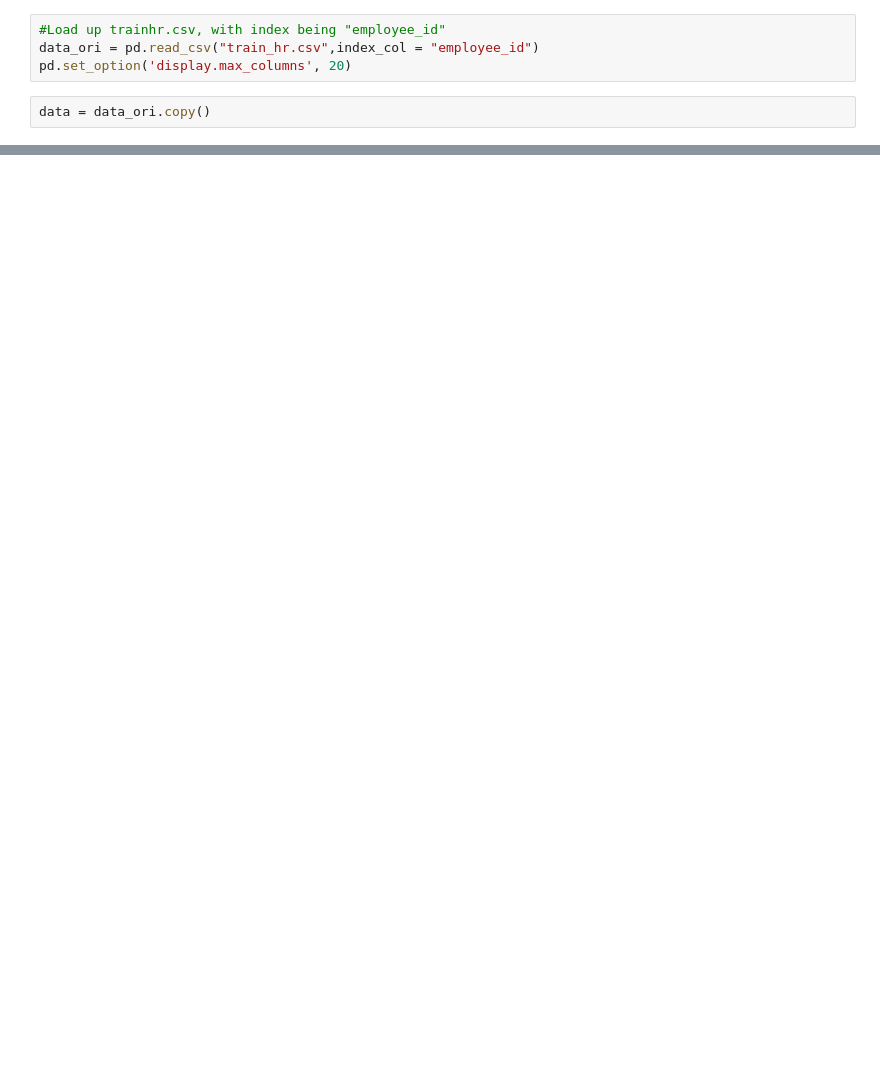
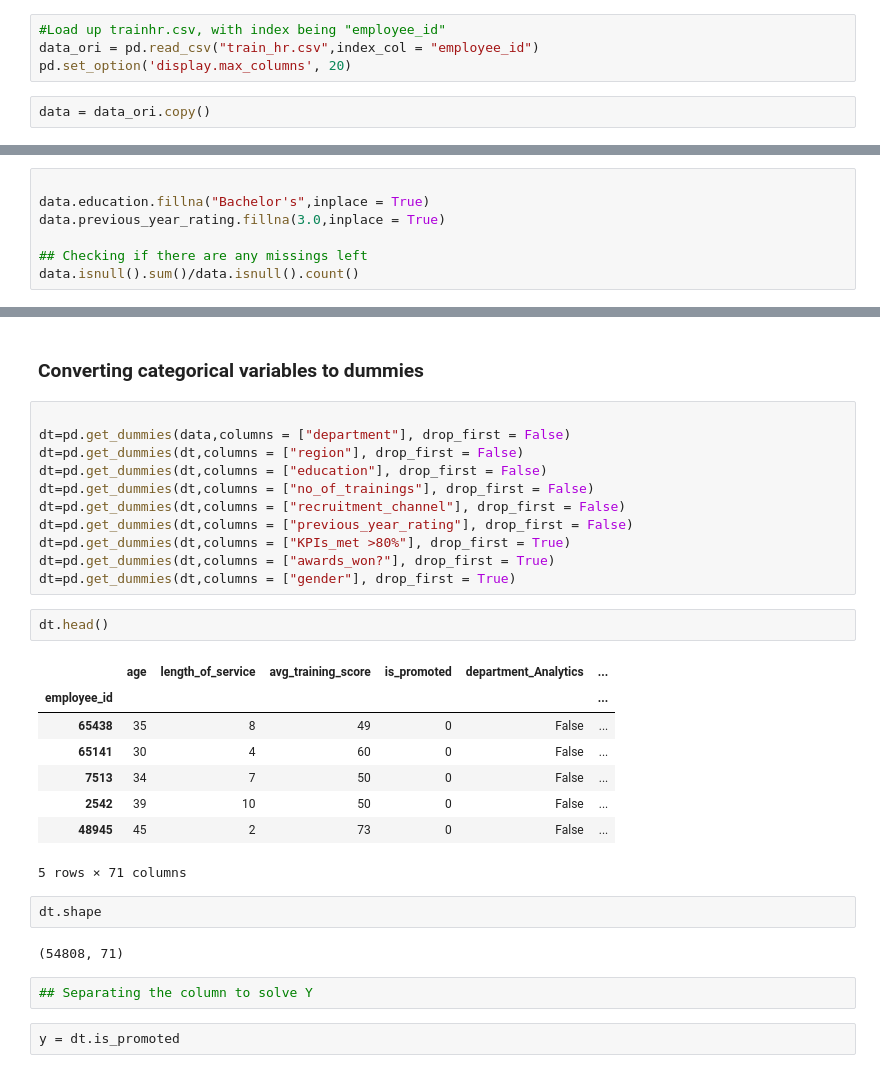
Before and after one commit to BLorenzoF/HR-Classification-XGboost, a Jupyter notebook: 1st Iteration.ipynb, the cells around one changed output, grey strips where cells are left out. Drawn from its saved outputs; the diff is of its cells as text; blank space fills up the shorter version.

Commit message:
Analysis and first iteration done

```diff
--- a/1st Iteration.ipynb
+++ b/1st Iteration.ipynb
@@ -26,0 +20,7 @@ data.head()
+# %%
+
+data.education.fillna("Bachelor's",inplace = True)
+data.previous_year_rating.fillna(3.0,inplace = True)
+
+## Checking if there are any missings left
+data.isnull().sum()/data.isnull().count()
@@ -26,0 +42,32 @@ data.head()
+# %% [markdown]
+### Converting categorical variables to dummies
+# %%
+
+dt=pd.get_dummies(data,columns = ["department"], drop_first = False)
+dt=pd.get_dummies(dt,columns = ["region"], drop_first = False)
+dt=pd.get_dummies(dt,columns = ["education"], drop_first = False)
+dt=pd.get_dummies(dt,columns = ["no_of_trainings"], drop_first = False)
+dt=pd.get_dummies(dt,columns = ["recruitment_channel"], drop_first = False)
+dt=pd.get_dummies(dt,columns = ["previous_year_rating"], drop_first = False)
+dt=pd.get_dummies(dt,columns = ["KPIs_met >80%"], drop_first = True)
+dt=pd.get_dummies(dt,columns = ["awards_won?"], drop_first = True)
+dt=pd.get_dummies(dt,columns = ["gender"], drop_first = True)
+# %%
+dt.head()
+# %% [output]
+|  | age | length_of_service | avg_training_score | is_promoted | department_Analytics | ... |
+| employee_id |  |  |  |  |  | ... |
+| 65438 | 35 | 8 | 49 | 0 | False | ... |
+| 65141 | 30 | 4 | 60 | 0 | False | ... |
+| 7513 | 34 | 7 | 50 | 0 | False | ... |
+| 2542 | 39 | 10 | 50 | 0 | False | ... |
+| 48945 | 45 | 2 | 73 | 0 | False | ... |
+5 rows × 71 columns
+# %%
+dt.shape
+# %% [output]
+(54808, 71)
+# %%
+## Separating the column to solve Y
+# %%
+y = dt.is_promoted
```
Also changed, not shown: parts of 29 cells of this notebook, 1 other file.
